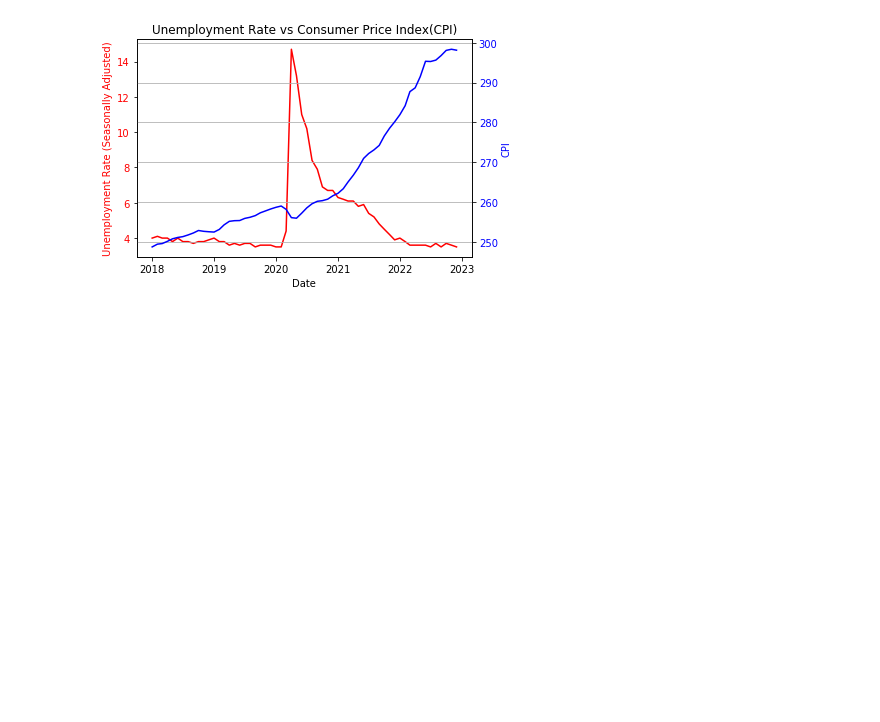
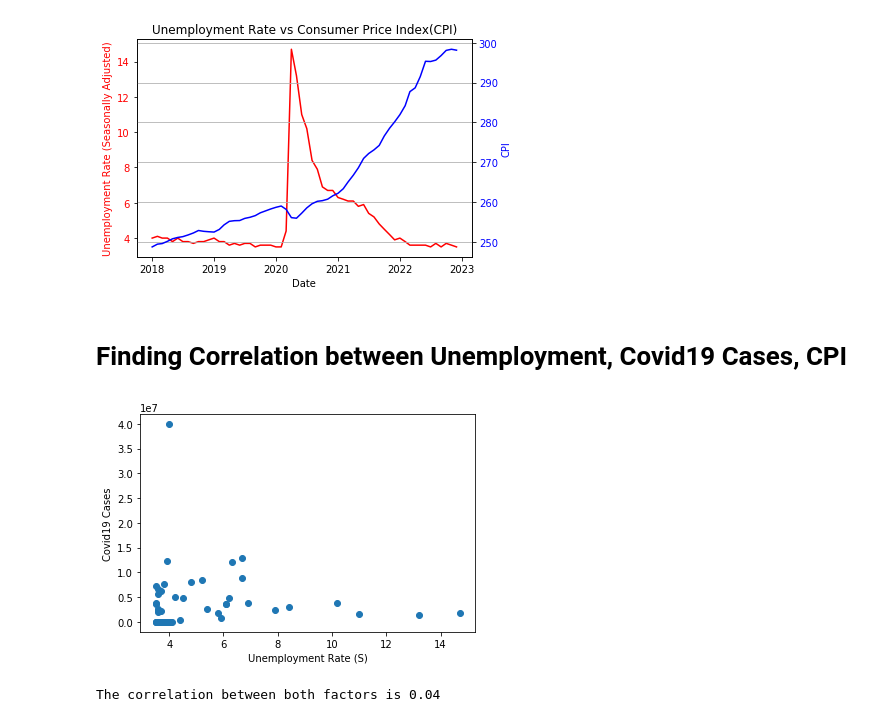
Before and after one commit to angelanarag/Project_1, a Jupyter notebook: code/Unemployment_Analysis_Angela.ipynb, the cells around one changed output. Drawn from its saved outputs; the diff is of its cells as text; code cells hidden in the pictures; blank space fills up the shorter version.

```diff
--- a/code/Unemployment_Analysis_Angela.ipynb
+++ b/code/Unemployment_Analysis_Angela.ipynb
@@ -266,3 +370,19 @@ plt.show()
 # %% [output]
 <Figure size 1152x576 with 0 Axes>
 [figure]
+# %% [markdown]
+# Finding Correlation between Unemployment, Covid19 Cases, CPI
+# %%
+# Use scatter plot to plot Unemployment Rate and Covid19 Cases
+plt.scatter(merged_df['Unemployment Rate (S)'], merged_df['Covid19 Cases'])
+plt.xlabel('Unemployment Rate (S)')
+plt.ylabel('Covid19 Cases')
+plt.show()
+# %% [output]
+[figure, added]
+# %%
+# Compute the Pearson correlation coefficient between Covid19 and Unemployment
+correlation = st.pearsonr(merged_df['Unemployment Rate (S)'], merged_df['Covid19 Cases'])
+print(f"The correlation between both factors is {round(correlation[0],2)}")
+# %% [output]
+The correlation between both factors is 0.04
```
Also changed, not shown: parts of 14 cells of this notebook, 1 other file.
